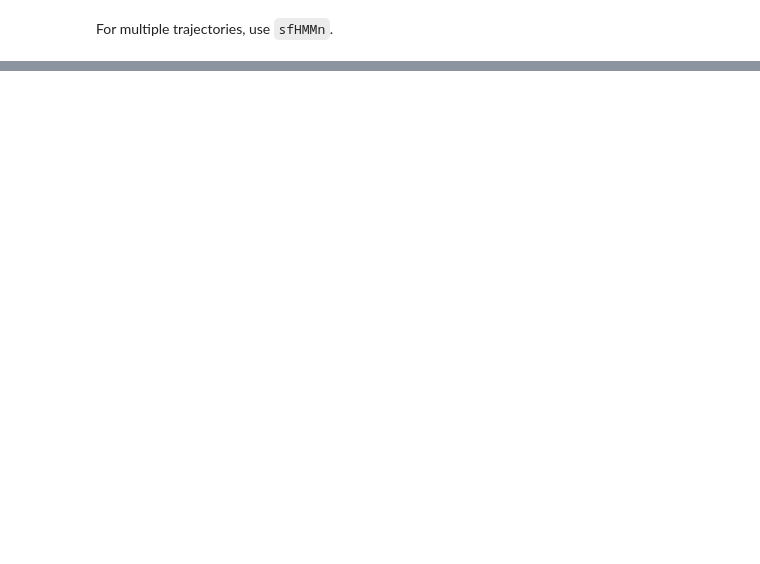
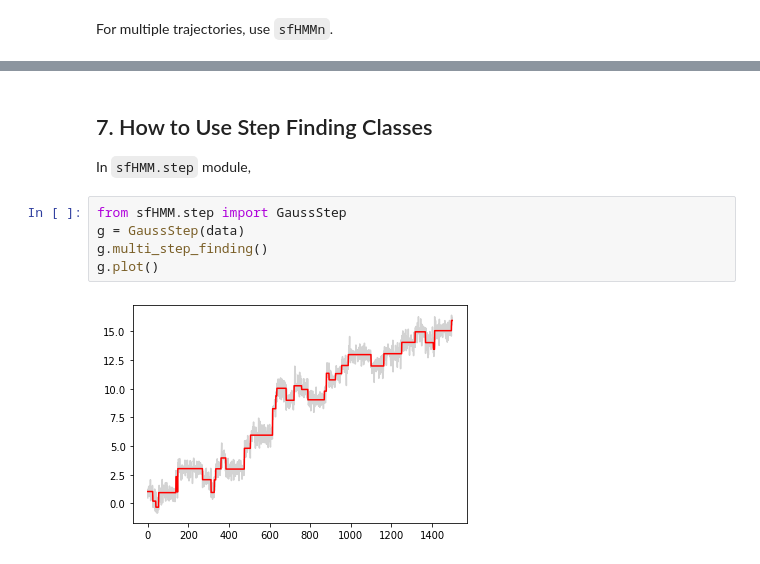
Before and after one commit to hanjinliu/sfHMM, a Jupyter notebook: example.ipynb, the cells around one changed output, grey strips where cells are left out. Cells and saved outputs as stored; diff of their text form; blank space fills up the shorter version.

```diff
--- a/example.ipynb
+++ b/example.ipynb
@@ -144,0 +203,10 @@ sf.tdp()
+# %% [markdown]
+## 7. How to Use Step Finding Classes
+In `sfHMM.step` module,
+# %%
+from sfHMM.step import GaussStep
+g = GaussStep(data)
+g.multi_step_finding()
+g.plot()
+# %% [output]
+[figure, added]
```
Also changed, not shown: parts of 19 cells of this notebook, 7 other files.
